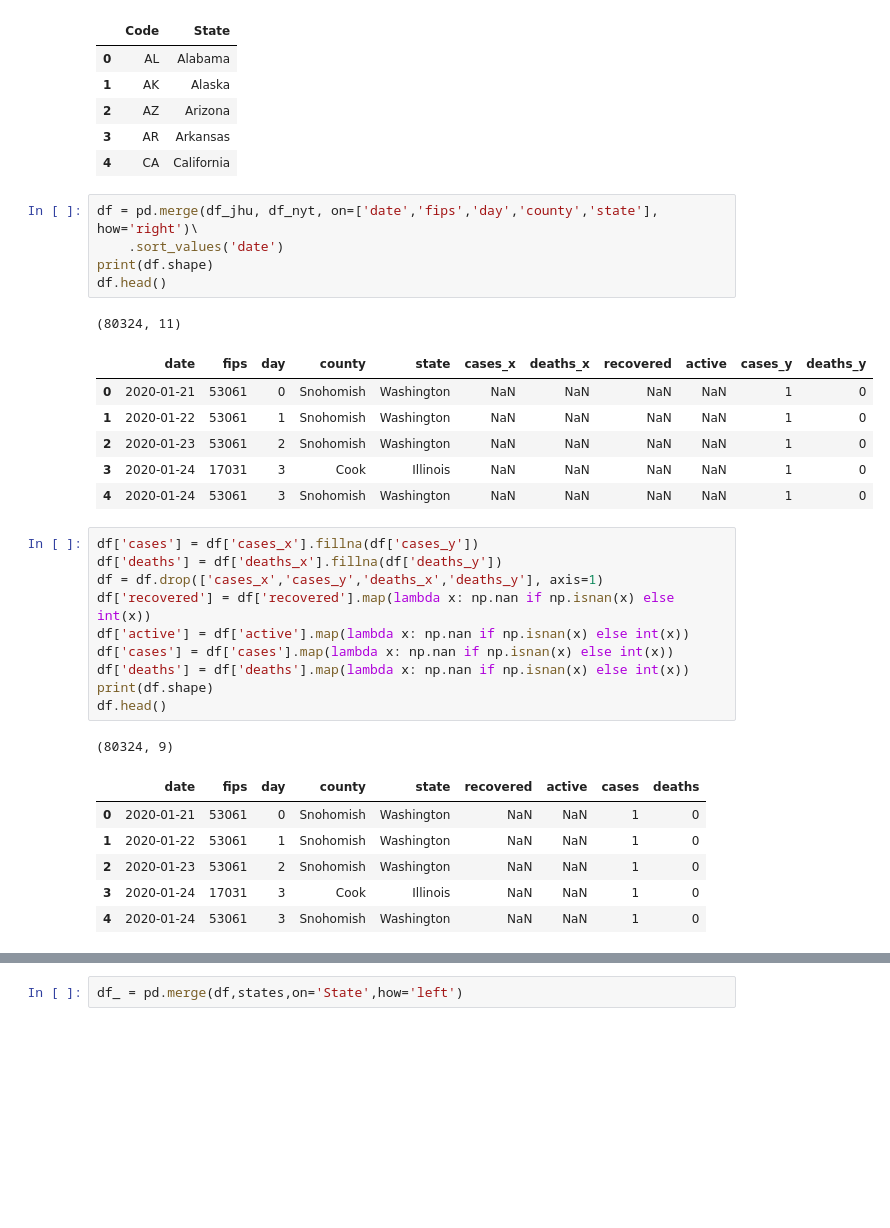
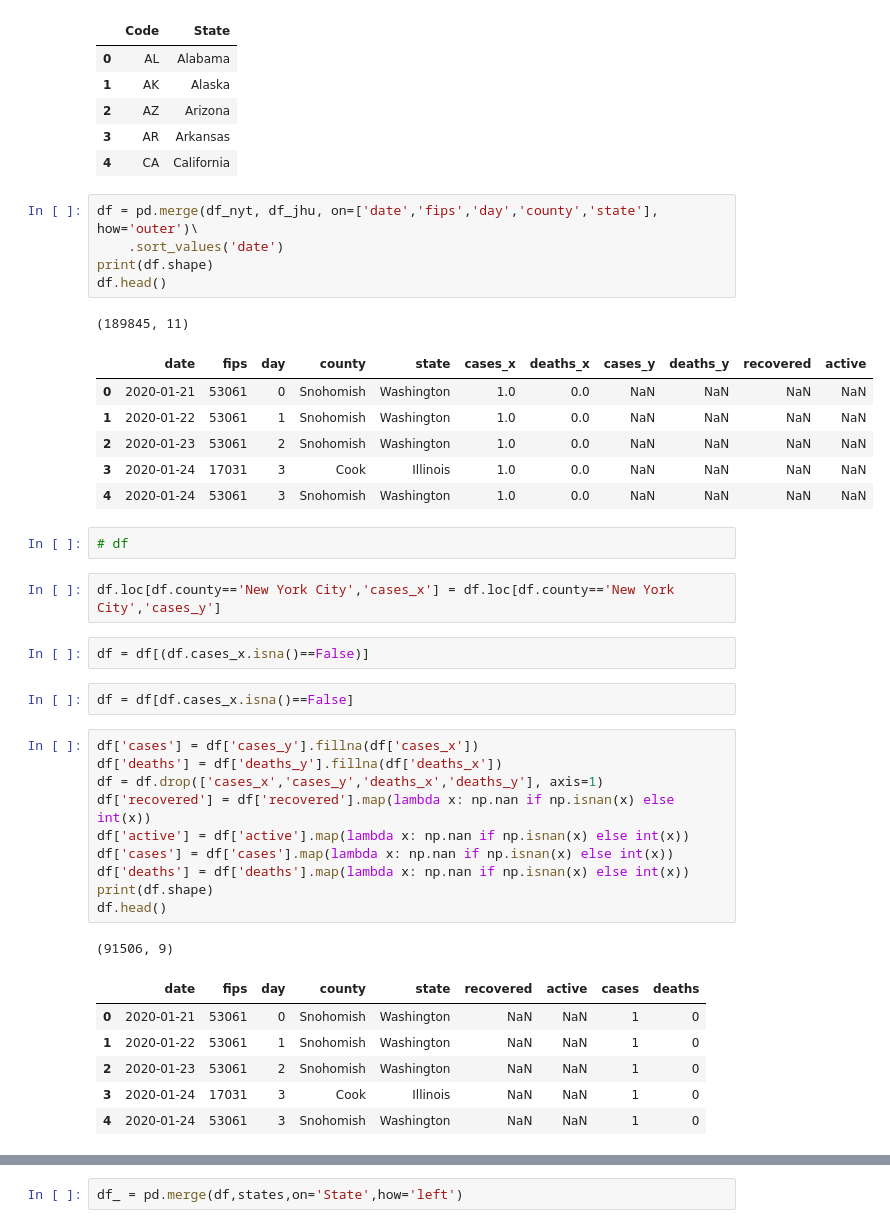
Before and after one commit to areevesman/covid-19, a Jupyter notebook: code/notebooks/pull_USA_data.ipynb, the cells around one changed output, grey strips where cells are left out. Saved outputs shown, nothing was run; the diff lists cells and outputs as text; blank space fills up the shorter version.

```diff
--- a/code/notebooks/pull_USA_data.ipynb
+++ b/code/notebooks/pull_USA_data.ipynb
@@ -65,21 +65,29 @@ states.head()
 | 3 | AR | Arkansas |
 | 4 | CA | California |
 # %%
-df = pd.merge(df_jhu, df_nyt, on=['date','fips','day','county','state'], how='right')\
+df = pd.merge(df_nyt, df_jhu, on=['date','fips','day','county','state'], how='outer')\
     .sort_values('date')
 print(df.shape)
 df.head()
 # %% [output]
-(80324, 11)
+(189845, 11)
-|  | date | fips | day | county | state | cases_x | deaths_x | recovered | active | cases_y | deaths_y |
-| 0 | 2020-01-21 | 53061 | 0 | Snohomish | Washington | NaN | NaN | NaN | NaN | 1 | 0 |
-| 1 | 2020-01-22 | 53061 | 1 | Snohomish | Washington | NaN | NaN | NaN | NaN | 1 | 0 |
-| 2 | 2020-01-23 | 53061 | 2 | Snohomish | Washington | NaN | NaN | NaN | NaN | 1 | 0 |
-| 3 | 2020-01-24 | 17031 | 3 | Cook | Illinois | NaN | NaN | NaN | NaN | 1 | 0 |
-| 4 | 2020-01-24 | 53061 | 3 | Snohomish | Washington | NaN | NaN | NaN | NaN | 1 | 0 |
+|  | date | fips | day | county | state | cases_x | deaths_x | cases_y | deaths_y | recovered | active |
+| 0 | 2020-01-21 | 53061 | 0 | Snohomish | Washington | 1.0 | 0.0 | NaN | NaN | NaN | NaN |
+| 1 | 2020-01-22 | 53061 | 1 | Snohomish | Washington | 1.0 | 0.0 | NaN | NaN | NaN | NaN |
+| 2 | 2020-01-23 | 53061 | 2 | Snohomish | Washington | 1.0 | 0.0 | NaN | NaN | NaN | NaN |
+| 3 | 2020-01-24 | 17031 | 3 | Cook | Illinois | 1.0 | 0.0 | NaN | NaN | NaN | NaN |
+| 4 | 2020-01-24 | 53061 | 3 | Snohomish | Washington | 1.0 | 0.0 | NaN | NaN | NaN | NaN |
+# %%
+# df
+# %%
+df.loc[df.county=='New York City','cases_x'] = df.loc[df.county=='New York City','cases_y']
+# %%
+df = df[(df.cases_x.isna()==False)]
+# %%
+df = df[df.cases_x.isna()==False]
 # %%
-df['cases'] = df['cases_x'].fillna(df['cases_y'])
-df['deaths'] = df['deaths_x'].fillna(df['deaths_y'])
+df['cases'] = df['cases_y'].fillna(df['cases_x'])
+df['deaths'] = df['deaths_y'].fillna(df['deaths_x'])
 df = df.drop(['cases_x','cases_y','deaths_x','deaths_y'], axis=1)
 df['recovered'] = df['recovered'].map(lambda x: np.nan if np.isnan(x) else int(x))
 df['active'] = df['active'].map(lambda x: np.nan if np.isnan(x) else int(x))
@@ -88,7 +96,7 @@ df['deaths'] = df['deaths'].map(lambda x: np.nan if np.isnan(x) else int(x))
 print(df.shape)
 df.head()
 # %% [output]
-(80324, 9)
+(91506, 9)
 |  | date | fips | day | county | state | recovered | active | cases | deaths |
 | 0 | 2020-01-21 | 53061 | 0 | Snohomish | Washington | NaN | NaN | 1 | 0 |
 | 1 | 2020-01-22 | 53061 | 1 | Snohomish | Washington | NaN | NaN | 1 | 0 |
```
Also changed, not shown: parts of 13 cells of this notebook, 2 other files.
